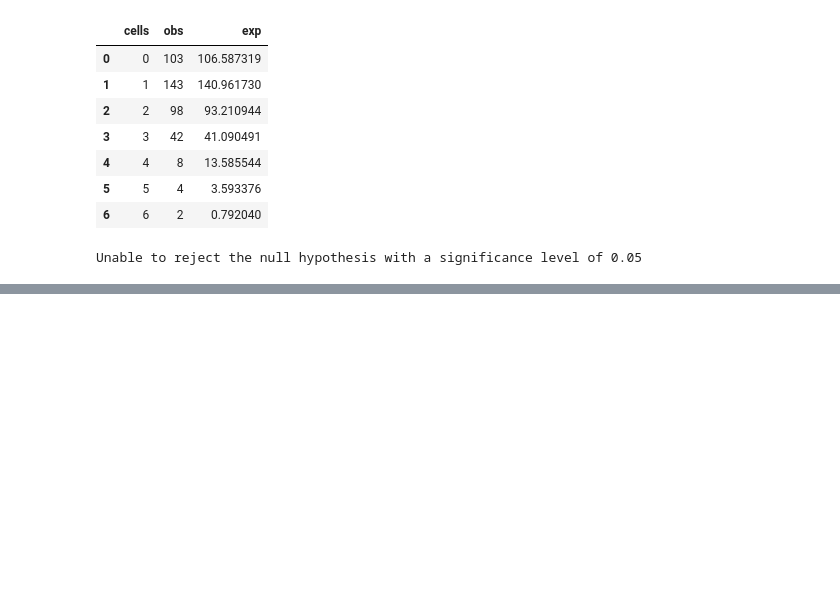
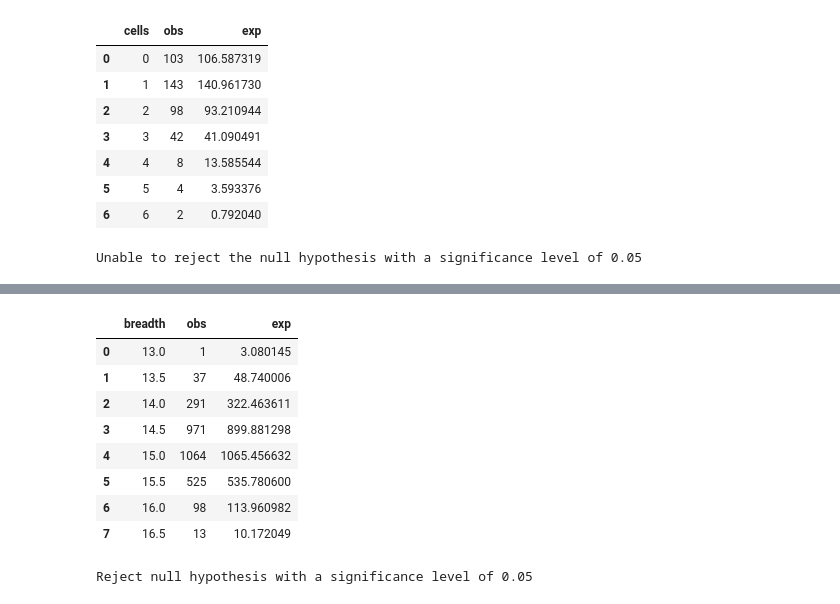
Before and after one commit to ArturoSbr/Principles-of-Statistics-MG-Bulmer-1965, a Jupyter notebook: 9_tests_of_significance.ipynb, the cells around one changed output, grey strips where cells are left out. Saved outputs shown, nothing was run; the diff lists cells and outputs as text; code cells hidden in the pictures; blank space fills up the shorter version.

```diff
--- a/9_tests_of_significance.ipynb
+++ b/9_tests_of_significance.ipynb
@@ -347,0 +393,4 @@ Unable to reject the null hypothesis with a significance level of 0.05
+# %%
+df = pd.DataFrame({'breadth':np.arange(start=13, stop=17, step=0.5),
+                   'obs':[1,37,291,971,1064,525,98,13]})
+df
@@ -347,0 +407,35 @@ Unable to reject the null hypothesis with a significance level of 0.05
+# %%
+# Calculate observed parameters
+mu_0 = (df['breadth'].add(0.25) * df['obs']).sum() / df['obs'].sum()
+s_0 = ((df['breadth'].add(0.25) - mu_0).pow(2) * df['obs']).sum() / (df['obs'].sum() - 1)
+
+# Declare random variable under H_0
+X = stats.norm(loc=mu_0, scale=np.sqrt(s_0))
+
+# Calculate expected frequencies using the CDF
+limits = np.arange(start=13, stop=17.5, step=0.5)
+df['exp'] = ((X.cdf(x=limits[1:]) - X.cdf(x=limits[:-1])) * 3000)
+
+# Visualize df
+df
+# %% [output]
+|  | breadth | obs | exp |
+| 0 | 13.0 | 1 | 3.080145 |
+| 1 | 13.5 | 37 | 48.740006 |
+| 2 | 14.0 | 291 | 322.463611 |
+| 3 | 14.5 | 971 | 899.881298 |
+| 4 | 15.0 | 1064 | 1065.456632 |
+| 5 | 15.5 | 525 | 535.780600 |
+| 6 | 16.0 | 98 | 113.960982 |
+| 7 | 16.5 | 13 | 10.172049 |
+# %%
+# Group classes together to have exp ≥ 5
+df = pd.concat([df[:2].sum().to_frame().transpose(), df[2:]])
+
+# Chi-square test
+chi2_test = stats.chisquare(f_obs=df['obs'], f_exp=df['exp'], ddof=2)
+
+# Test H_0
+test(alpha=0.05, p_value=chi2_test[1])
+# %% [output]
+Reject null hypothesis with a significance level of 0.05
```
Also changed, not shown: parts of 29 cells of this notebook.
